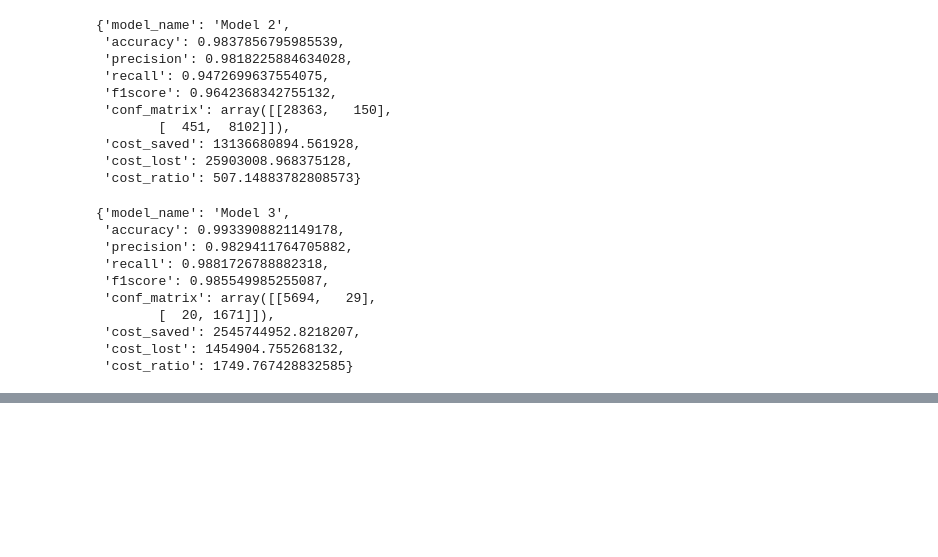
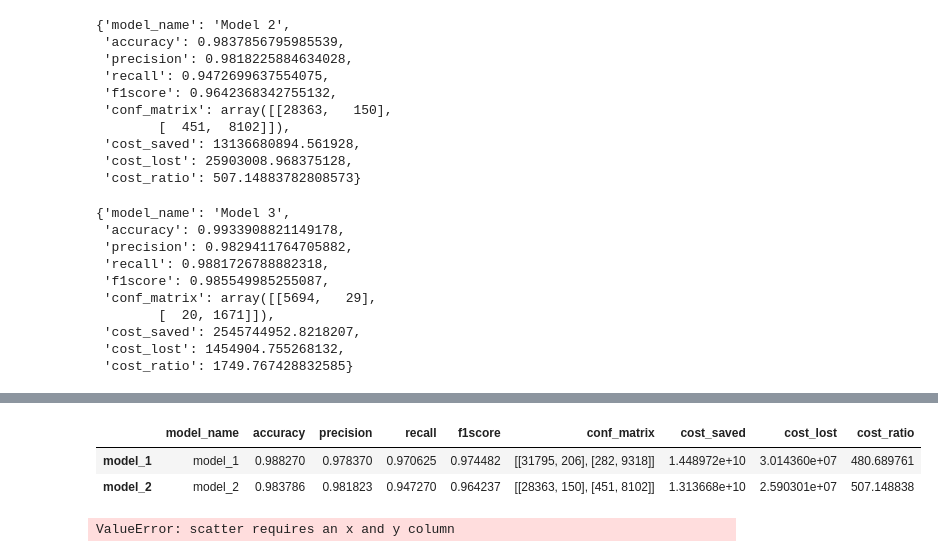
Before and after one commit to maradeben/msc_fraud_detection, a Jupyter notebook: notebook.ipynb, the cells around one changed output, grey strips where cells are left out. Cells and saved outputs as stored; diff of their text form; code cells hidden in the pictures; blank space fills up the shorter version.

```diff
--- a/notebook.ipynb
+++ b/notebook.ipynb
@@ -556,0 +579,11 @@ evaluate_model(y_l_test, rfc.predict(X_l_test[train_features]), X_l_test['unscal
+# %%
+metrics_df = pd.DataFrame.from_dict(all_model_metrics, orient="index")
+metrics_df
+# %% [output]
+|  | model_name | accuracy | precision | recall | f1score | conf_matrix | cost_saved | cost_lost | cost_ratio |
+| model_1 | model_1 | 0.988270 | 0.978370 | 0.970625 | 0.974482 | [[31795, 206], [282, 9318]] | 1.448972e+10 | 3.014360e+07 | 480.689761 |
+| model_2 | model_2 | 0.983786 | 0.981823 | 0.947270 | 0.964237 | [[28363, 150], [451, 8102]] | 1.313668e+10 | 2.590301e+07 | 507.148838 |
+# %%
+metrics_df[['accuracy', 'precision', 'recall']].plot(kind='')
+# %% [output]
+ValueError: scatter requires an x and y column
```
Also changed, not shown: parts of 15 cells of this notebook, 7 other files.
